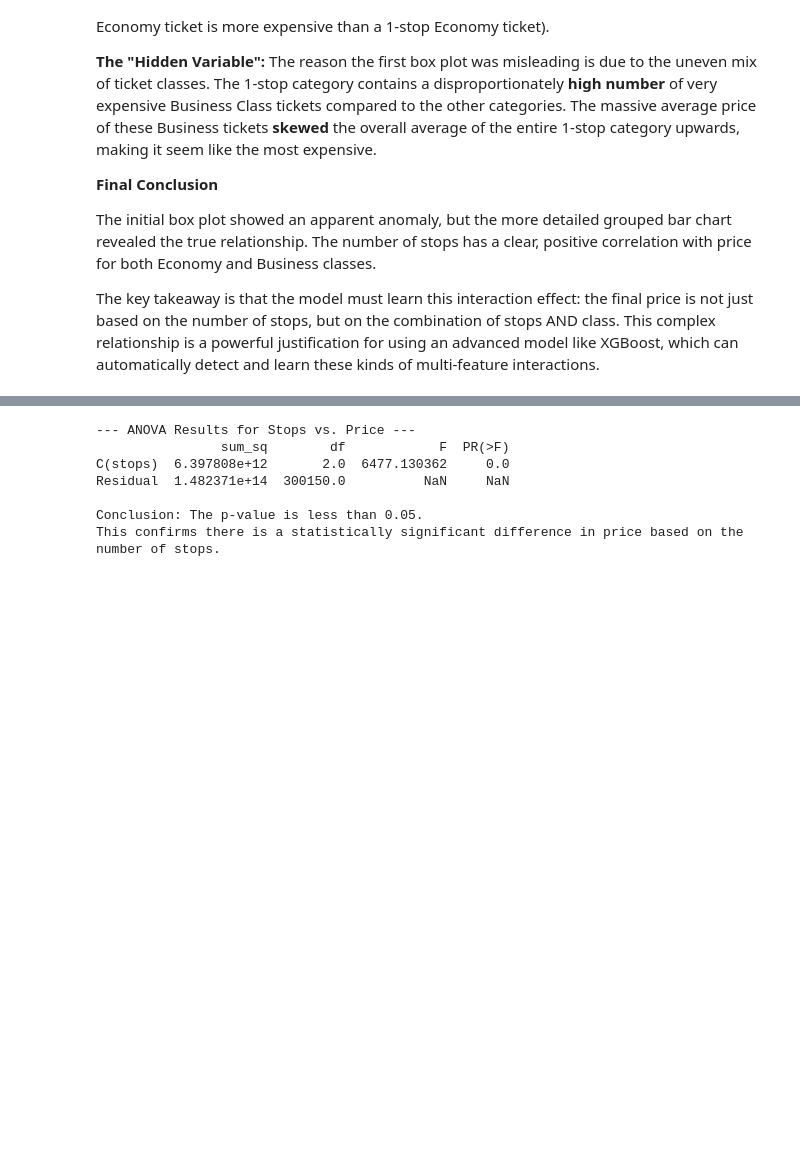
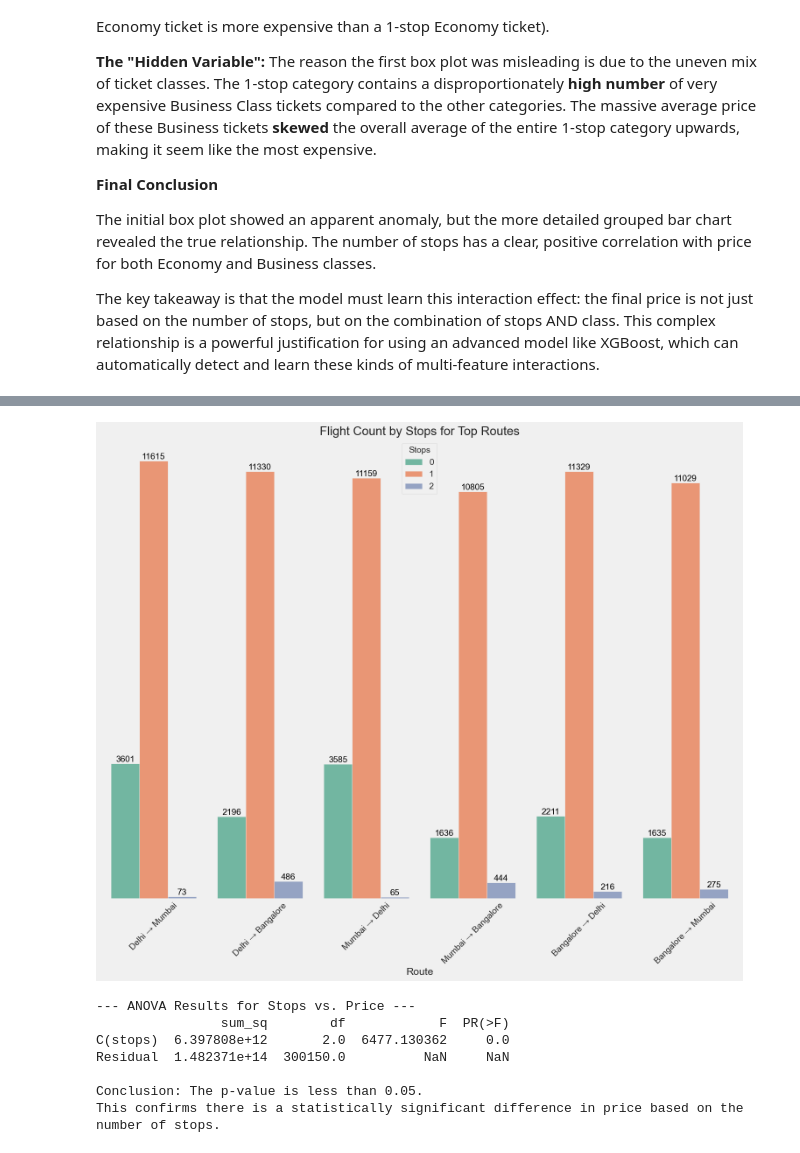
Before and after one commit to Begge10850/airline-pricer, a Jupyter notebook: Data-Exploration.ipynb, the cells around one changed output, grey strips where cells are left out. Drawn from its saved outputs; the diff is of its cells as text; code cells hidden in the pictures; blank space fills up the shorter version.

```diff
--- a/Data-Exploration.ipynb
+++ b/Data-Exploration.ipynb
@@ -617,3 +634,36 @@ The key takeaway is that the model must learn this interaction effect: the final
+# %%
+import seaborn as sns
+import matplotlib.pyplot as plt
+
+# Bar plot of stop counts for top routes
+top_routes = df['route'].value_counts().head(6).index.tolist()
+df_top_routes = df[df['route'].isin(top_routes)]
+
+plt.figure(figsize=(15, 13))
+ax = sns.countplot(data=df_top_routes, x='route', hue='stops', palette='Set2')
+
+# Add value labels on top of bars
+for p in ax.patches:
+    height = p.get_height()
+    if height > 0:
+        ax.annotate(f'{int(height)}',
+                    (p.get_x() + p.get_width() / 2., height),
+                    ha='center', va='bottom', fontsize=14, color='black')
+
+# Remove y-axis
+ax.yaxis.set_visible(False)
+ax.set_ylabel(None)
+
+# Final touches
+plt.title("Flight Count by Stops for Top Routes")
+plt.xlabel("Route")
+plt.xticks(rotation=45)
+plt.legend(title="Stops")
+plt.grid(False)
+plt.tight_layout()
+plt.show()
+# %% [output]
+[figure, added]
 # %%
 # Define the model formula: "price is explained by the category of stops"
 # We will wrap 'stops' in C() to ensure statsmodels treats it as a categorical variable
```
Also changed, not shown: parts of 3 cells of this notebook, 1 other file.
